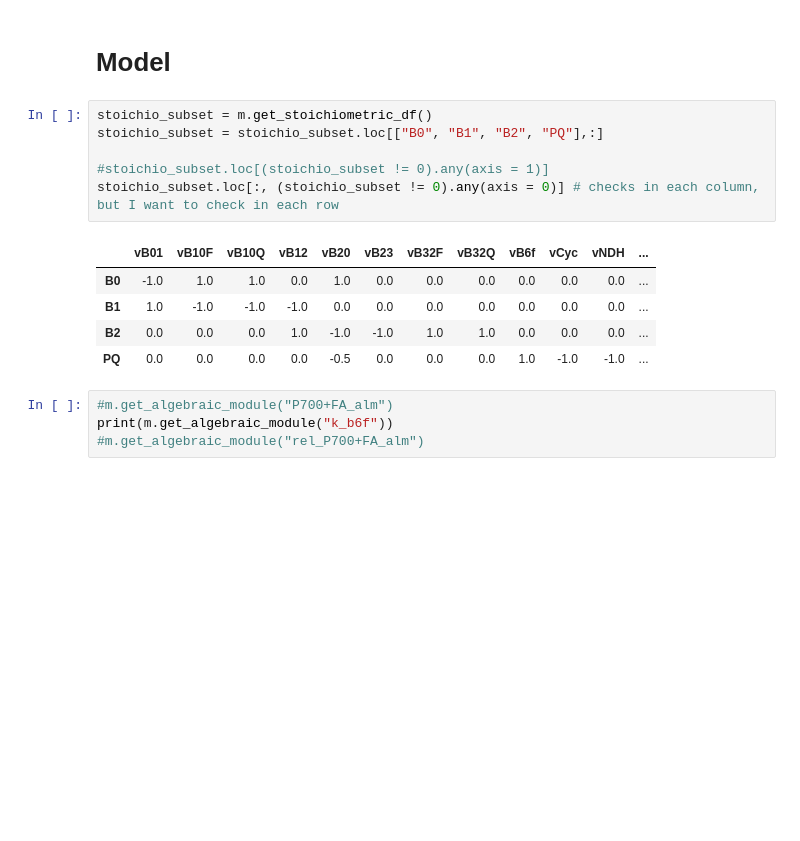
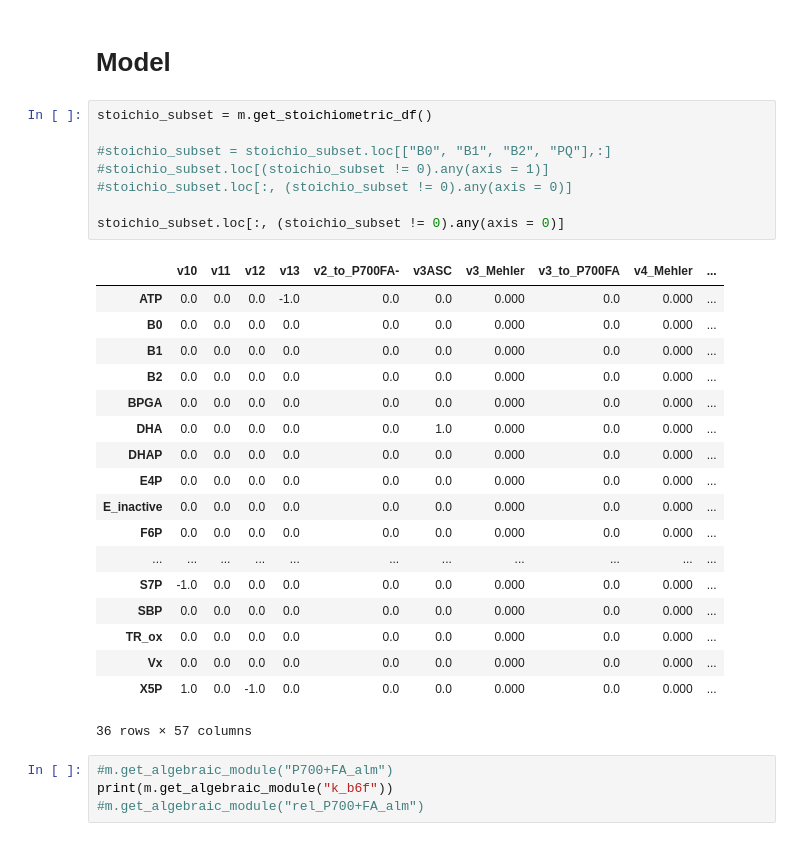
Before and after one commit to A-Potthoff/QTB_modeling, a Jupyter notebook: analyses/tests.ipynb, the cells around one changed output. Cells and saved outputs as stored; diff of their text form; blank space fills up the shorter version.

```diff
--- a/analyses/tests.ipynb
+++ b/analyses/tests.ipynb
@@ -35,16 +32,31 @@ succesfully loaded latest_dev :D
 # Model
 # %%
 stoichio_subset = m.get_stoichiometric_df()
-stoichio_subset = stoichio_subset.loc[["B0", "B1", "B2", "PQ"],:]
 
+#stoichio_subset = stoichio_subset.loc[["B0", "B1", "B2", "PQ"],:]
 #stoichio_subset.loc[(stoichio_subset != 0).any(axis = 1)]
-stoichio_subset.loc[:, (stoichio_subset != 0).any(axis = 0)] # checks in each column, but I want to check in each row
+#stoichio_subset.loc[:, (stoichio_subset != 0).any(axis = 0)]
+
+stoichio_subset.loc[:, (stoichio_subset != 0).any(axis = 0)]
 # %% [output]
-|  | vB01 | vB10F | vB10Q | vB12 | vB20 | vB23 | vB32F | vB32Q | vB6f | vCyc | vNDH | ... |
-| B0 | -1.0 | 1.0 | 1.0 | 0.0 | 1.0 | 0.0 | 0.0 | 0.0 | 0.0 | 0.0 | 0.0 | ... |
-| B1 | 1.0 | -1.0 | -1.0 | -1.0 | 0.0 | 0.0 | 0.0 | 0.0 | 0.0 | 0.0 | 0.0 | ... |
-| B2 | 0.0 | 0.0 | 0.0 | 1.0 | -1.0 | -1.0 | 1.0 | 1.0 | 0.0 | 0.0 | 0.0 | ... |
-| PQ | 0.0 | 0.0 | 0.0 | 0.0 | -0.5 | 0.0 | 0.0 | 0.0 | 1.0 | -1.0 | -1.0 | ... |
+|  | v10 | v11 | v12 | v13 | v2_to_P700FA- | v3ASC | v3_Mehler | v3_to_P700FA | v4_Mehler | ... |
+| ATP | 0.0 | 0.0 | 0.0 | -1.0 | 0.0 | 0.0 | 0.000 | 0.0 | 0.000 | ... |
+| B0 | 0.0 | 0.0 | 0.0 | 0.0 | 0.0 | 0.0 | 0.000 | 0.0 | 0.000 | ... |
+| B1 | 0.0 | 0.0 | 0.0 | 0.0 | 0.0 | 0.0 | 0.000 | 0.0 | 0.000 | ... |
+| B2 | 0.0 | 0.0 | 0.0 | 0.0 | 0.0 | 0.0 | 0.000 | 0.0 | 0.000 | ... |
+| BPGA | 0.0 | 0.0 | 0.0 | 0.0 | 0.0 | 0.0 | 0.000 | 0.0 | 0.000 | ... |
+| DHA | 0.0 | 0.0 | 0.0 | 0.0 | 0.0 | 1.0 | 0.000 | 0.0 | 0.000 | ... |
+| DHAP | 0.0 | 0.0 | 0.0 | 0.0 | 0.0 | 0.0 | 0.000 | 0.0 | 0.000 | ... |
+| E4P | 0.0 | 0.0 | 0.0 | 0.0 | 0.0 | 0.0 | 0.000 | 0.0 | 0.000 | ... |
+| E_inactive | 0.0 | 0.0 | 0.0 | 0.0 | 0.0 | 0.0 | 0.000 | 0.0 | 0.000 | ... |
+| F6P | 0.0 | 0.0 | 0.0 | 0.0 | 0.0 | 0.0 | 0.000 | 0.0 | 0.000 | ... |
+| ... | ... | ... | ... | ... | ... | ... | ... | ... | ... | ... |
+| S7P | -1.0 | 0.0 | 0.0 | 0.0 | 0.0 | 0.0 | 0.000 | 0.0 | 0.000 | ... |
+| SBP | 0.0 | 0.0 | 0.0 | 0.0 | 0.0 | 0.0 | 0.000 | 0.0 | 0.000 | ... |
+| TR_ox | 0.0 | 0.0 | 0.0 | 0.0 | 0.0 | 0.0 | 0.000 | 0.0 | 0.000 | ... |
+| Vx | 0.0 | 0.0 | 0.0 | 0.0 | 0.0 | 0.0 | 0.000 | 0.0 | 0.000 | ... |
+| X5P | 1.0 | 0.0 | -1.0 | 0.0 | 0.0 | 0.0 | 0.000 | 0.0 | 0.000 | ... |
+36 rows × 57 columns
 # %%
 #m.get_algebraic_module("P700+FA_alm")
 print(m.get_algebraic_module("k_b6f"))
```
Also changed, not shown: parts of 6 cells of this notebook, 21 other files.
